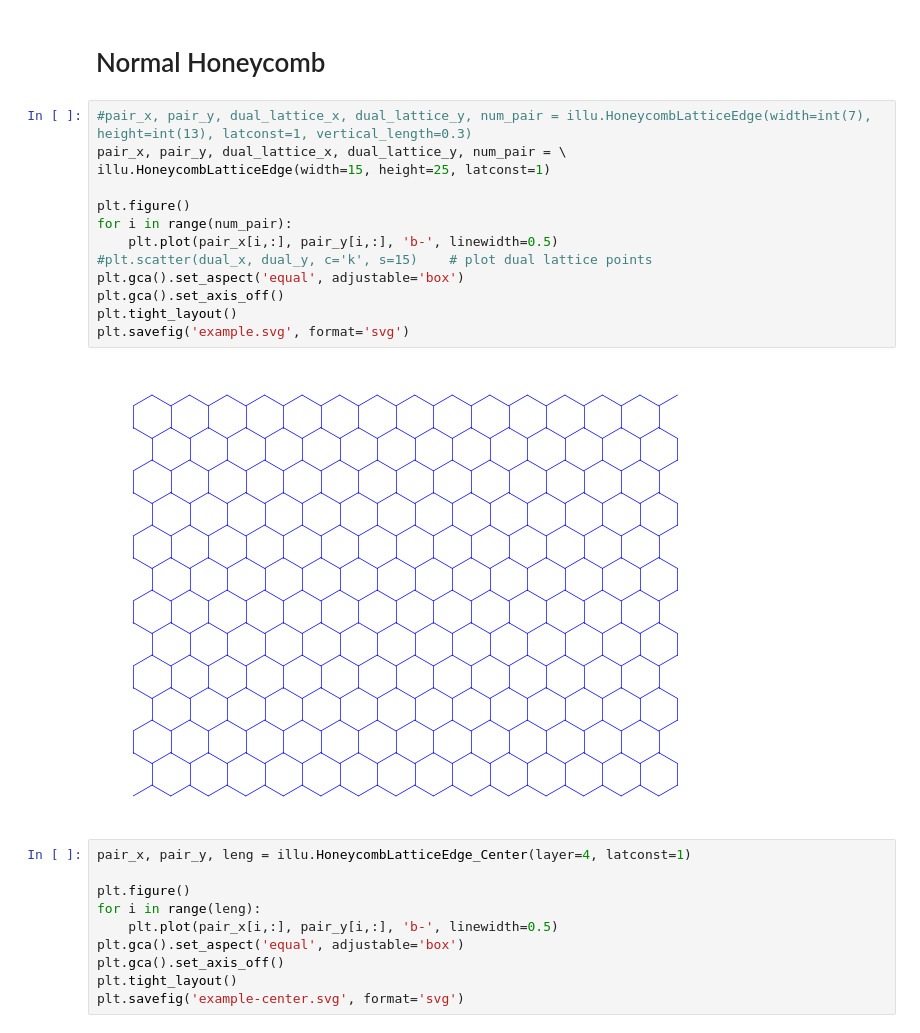
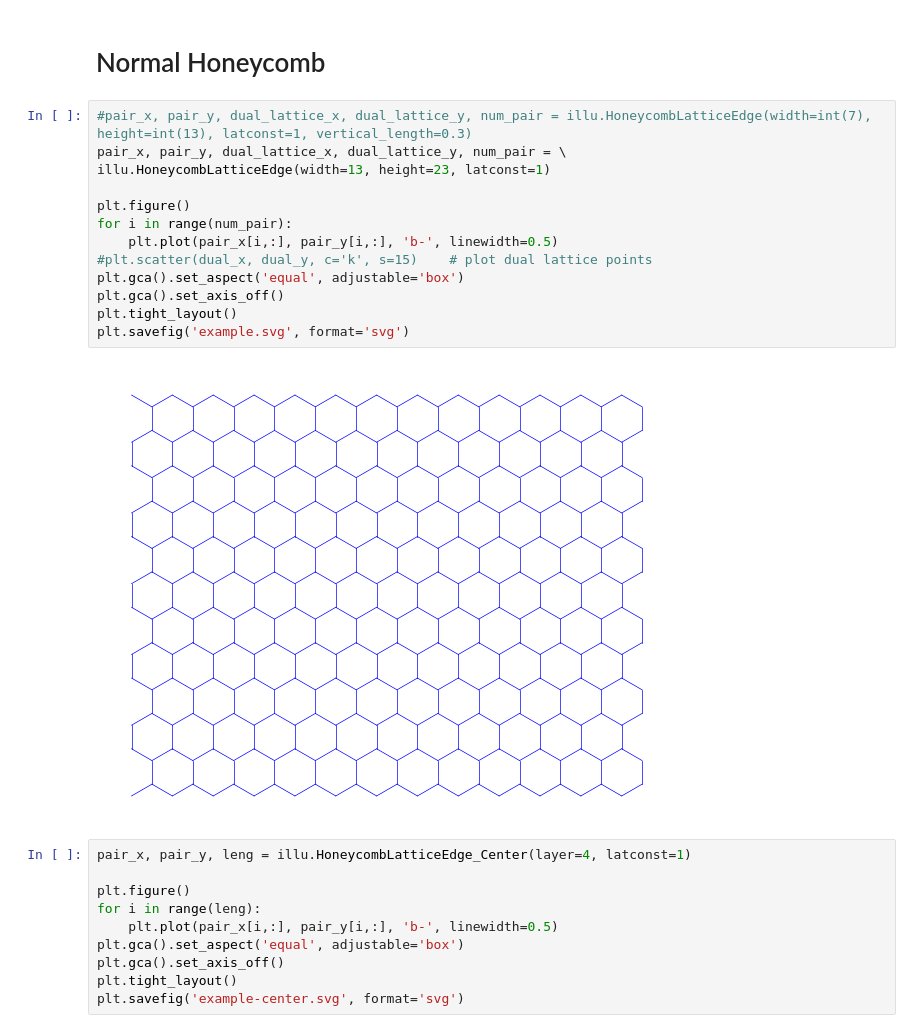
Before and after one commit to WangChenChih/kitaevDM-non-trivial-genus, a Jupyter notebook: DM-blocks_hole/figures/figure-generate.ipynb, the cells around one changed output. Drawn from its saved outputs; the diff is of its cells as text.

```diff
--- a/DM-blocks_hole/figures/figure-generate.ipynb
+++ b/DM-blocks_hole/figures/figure-generate.ipynb
@@ -11,18 +11,18 @@ illu = gil.LatticeCreation()
 # %%
 #pair_x, pair_y, dual_lattice_x, dual_lattice_y, num_pair = illu.HoneycombLatticeEdge(width=int(7), height=int(13), latconst=1, vertical_length=0.3)
 pair_x, pair_y, dual_lattice_x, dual_lattice_y, num_pair = \
-illu.HoneycombLatticeEdge(width=15, height=25, latconst=1)
+illu.HoneycombLatticeEdge(width=13, height=23, latconst=1)
 
 plt.figure()
 for i in range(num_pair):
     plt.plot(pair_x[i,:], pair_y[i,:], 'b-', linewidth=0.5)
 #plt.scatter(dual_x, dual_y, c='k', s=15)    # plot dual lattice points
 plt.gca().set_aspect('equal', adjustable='box')
 plt.gca().set_axis_off()
 plt.tight_layout()
 plt.savefig('example.svg', format='svg')
 # %% [output]
-[figure, old version]
+[figure, new version]
 # %%
 pair_x, pair_y, leng = illu.HoneycombLatticeEdge_Center(layer=4, latconst=1)
 
```
Also changed, not shown: 3 other files.
